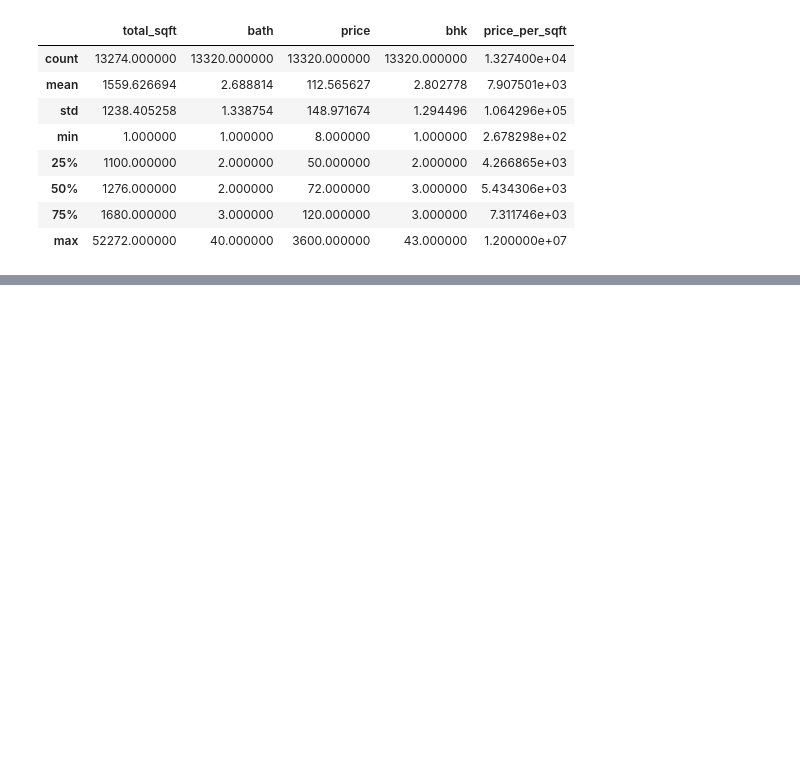
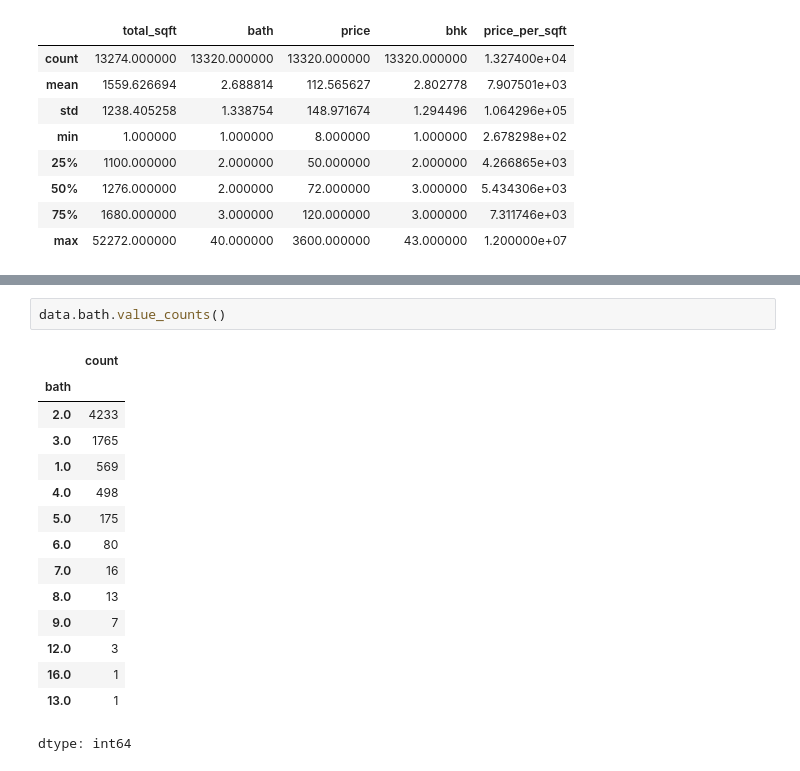
Before and after one commit to devtank09/Bengaluru-House-Price-Prediction, a Jupyter notebook: House_price_prediction.ipynb, the cells around one changed output, grey strips where cells are left out. Drawn from its saved outputs; the diff is of its cells as text; blank space fills up the shorter version.

```diff
--- a/House_price_prediction.ipynb
+++ b/House_price_prediction.ipynb
@@ -270,0 +375,18 @@ data.describe() #1sqft plot is not possible so removing it
+# %%
+data.bath.value_counts()
+# %% [output]
+|  | count |
+| bath |  |
+| 2.0 | 4233 |
+| 3.0 | 1765 |
+| 1.0 | 569 |
+| 4.0 | 498 |
+| 5.0 | 175 |
+| 6.0 | 80 |
+| 7.0 | 16 |
+| 8.0 | 13 |
+| 9.0 | 7 |
+| 12.0 | 3 |
+| 16.0 | 1 |
+| 13.0 | 1 |
+dtype: int64
```
Also changed, not shown: parts of 32 cells of this notebook.
